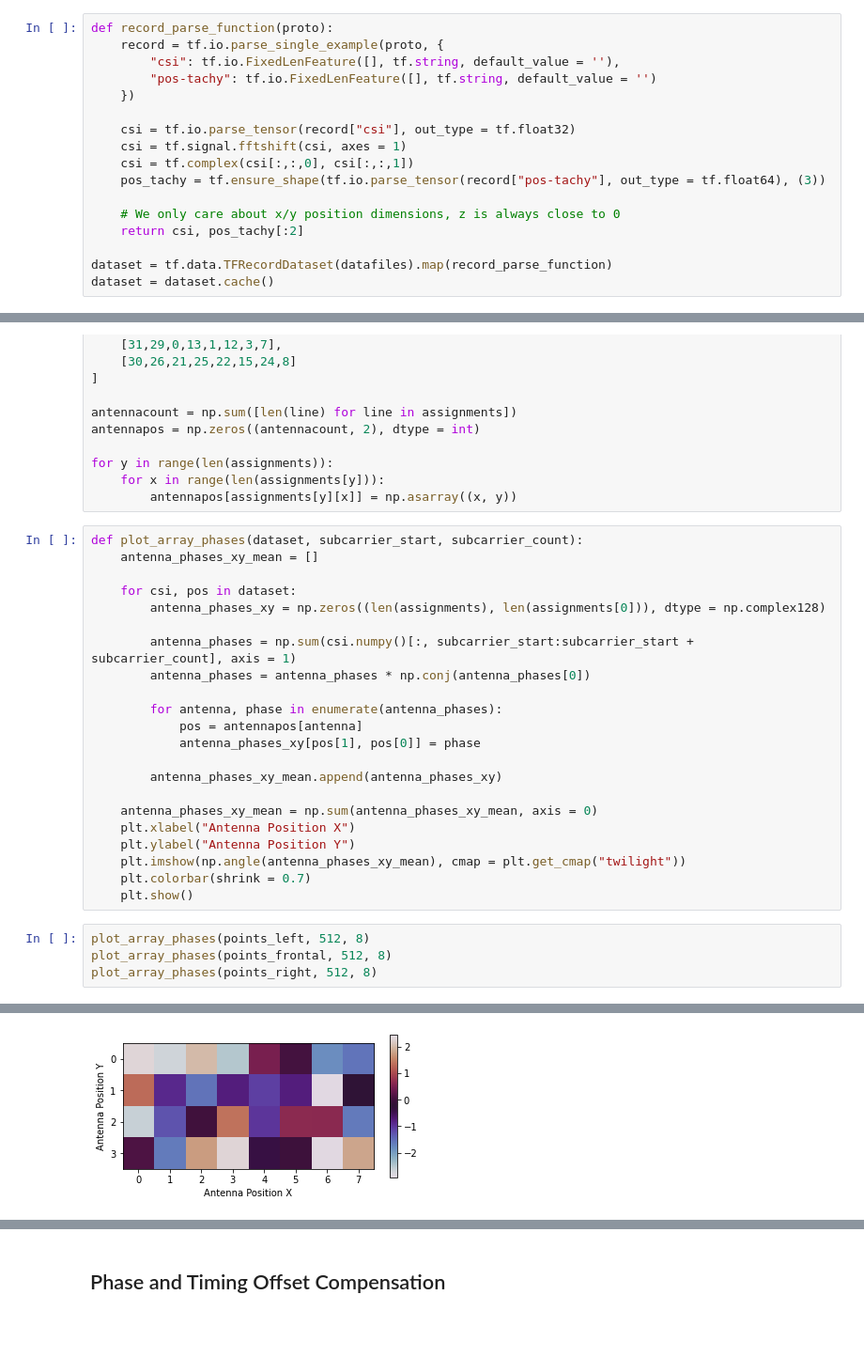
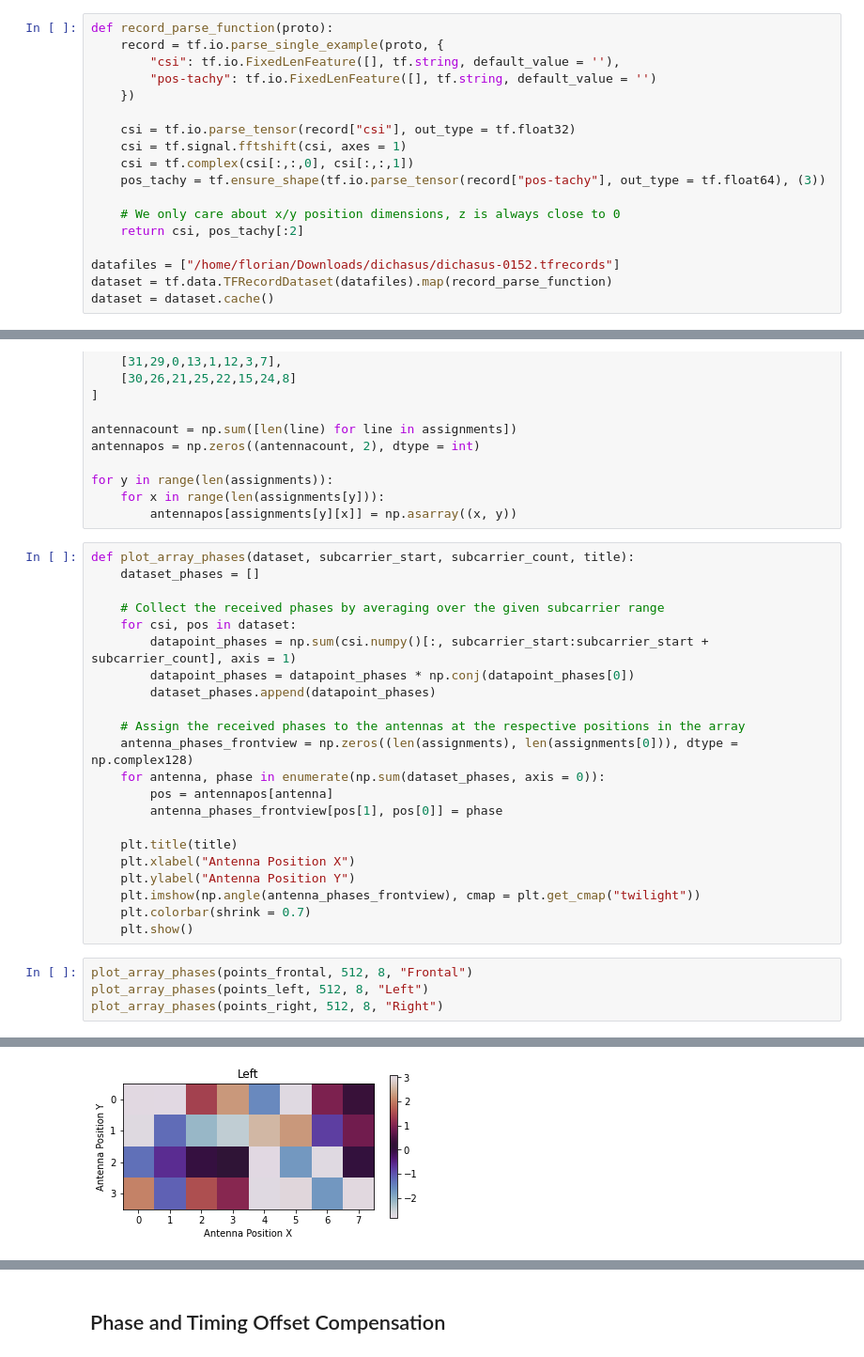
Before and after one commit to dichasus/dichasus.github.io, a Jupyter notebook: content/tutorials/tutorial/calibration/REFTXOffsetCalibration.ipynb, the cells around one changed output, grey strips where cells are left out. Shown at 94% size. Drawn from its saved outputs; the diff is of its cells as text; blank space fills up the shorter version.

```diff
--- a/content/tutorials/tutorial/calibration/REFTXOffsetCalibration.ipynb
+++ b/content/tutorials/tutorial/calibration/REFTXOffsetCalibration.ipynb
@@ -32,6 +53,7 @@ def record_parse_function(proto):
     # We only care about x/y position dimensions, z is always close to 0
     return csi, pos_tachy[:2]
 
+datafiles = ["/home/florian/Downloads/dichasus/dichasus-0152.tfrecords"]
 dataset = tf.data.TFRecordDataset(datafiles).map(record_parse_function)
 dataset = dataset.cache()
 # %% [output]
@@ -68,29 +104,29 @@ for y in range(len(assignments)):
     for x in range(len(assignments[y])):
         antennapos[assignments[y][x]] = np.asarray((x, y))
 # %%
-def plot_array_phases(dataset, subcarrier_start, subcarrier_count):
-    antenna_phases_xy_mean = []
+def plot_array_phases(dataset, subcarrier_start, subcarrier_count, title):
+    dataset_phases = []
 
+    # Collect the received phases by averaging over the given subcarrier range
     for csi, pos in dataset:
-        antenna_phases_xy = np.zeros((len(assignments), len(assignments[0])), dtype = np.complex128)
+        datapoint_phases = np.sum(csi.numpy()[:, subcarrier_start:subcarrier_start + subcarrier_count], axis = 1)
+        datapoint_phases = datapoint_phases * np.conj(datapoint_phases[0])
+        dataset_phases.append(datapoint_phases)
 
-        antenna_phases = np.sum(csi.numpy()[:, subcarrier_start:subcarrier_start + subcarrier_count], axis = 1)
-        antenna_phases = antenna_phases * np.conj(antenna_phases[0])
+    # Assign the received phases to the antennas at the respective positions in the array
+    antenna_phases_frontview = np.zeros((len(assignments), len(assignments[0])), dtype = np.complex128)
+    for antenna, phase in enumerate(np.sum(dataset_phases, axis = 0)):
+        pos = antennapos[antenna]
+        antenna_phases_frontview[pos[1], pos[0]] = phase
 
-        for antenna, phase in enumerate(antenna_phases):
-            pos = antennapos[antenna]
-            antenna_phases_xy[pos[1], pos[0]] = phase
-
-        antenna_phases_xy_mean.append(antenna_phases_xy)
-
-    antenna_phases_xy_mean = np.sum(antenna_phases_xy_mean, axis = 0)
+    plt.title(title)
     plt.xlabel("Antenna Position X")
     plt.ylabel("Antenna Position Y")
-    plt.imshow(np.angle(antenna_phases_xy_mean), cmap = plt.get_cmap("twilight"))
+    plt.imshow(np.angle(antenna_phases_frontview), cmap = plt.get_cmap("twilight"))
     plt.colorbar(shrink = 0.7)
     plt.show()
 # %%
-plot_array_phases(points_left, 512, 8)
-plot_array_phases(points_frontal, 512, 8)
-plot_array_phases(points_right, 512, 8)
+plot_array_phases(points_frontal, 512, 8, "Frontal")
+plot_array_phases(points_left, 512, 8, "Left")
+plot_array_phases(points_right, 512, 8, "Right")
 # %% [output]
@@ -100 +134 @@ plot_array_phases(points_right, 512, 8)
-[figure, old version]
+[figure, new version]
```
Also changed, not shown: parts of 8 cells of this notebook, 7 other files.
